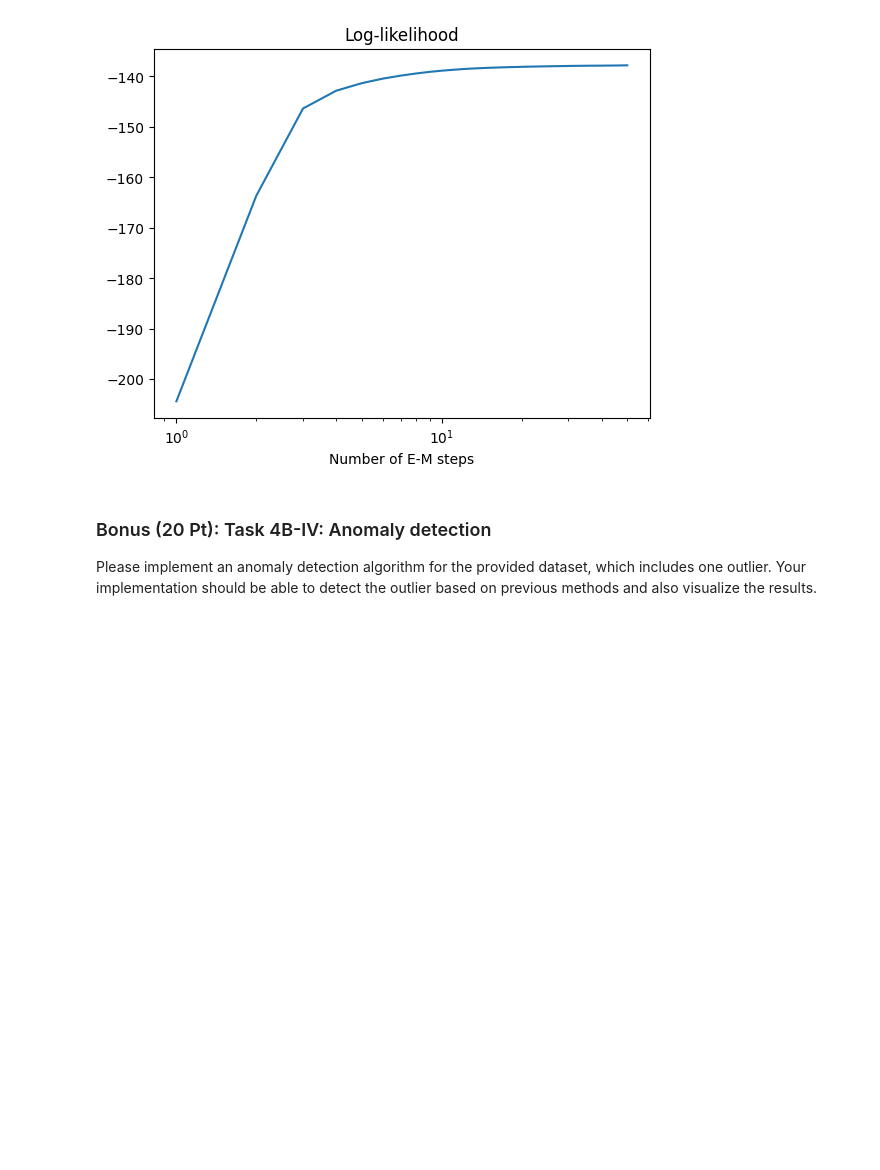
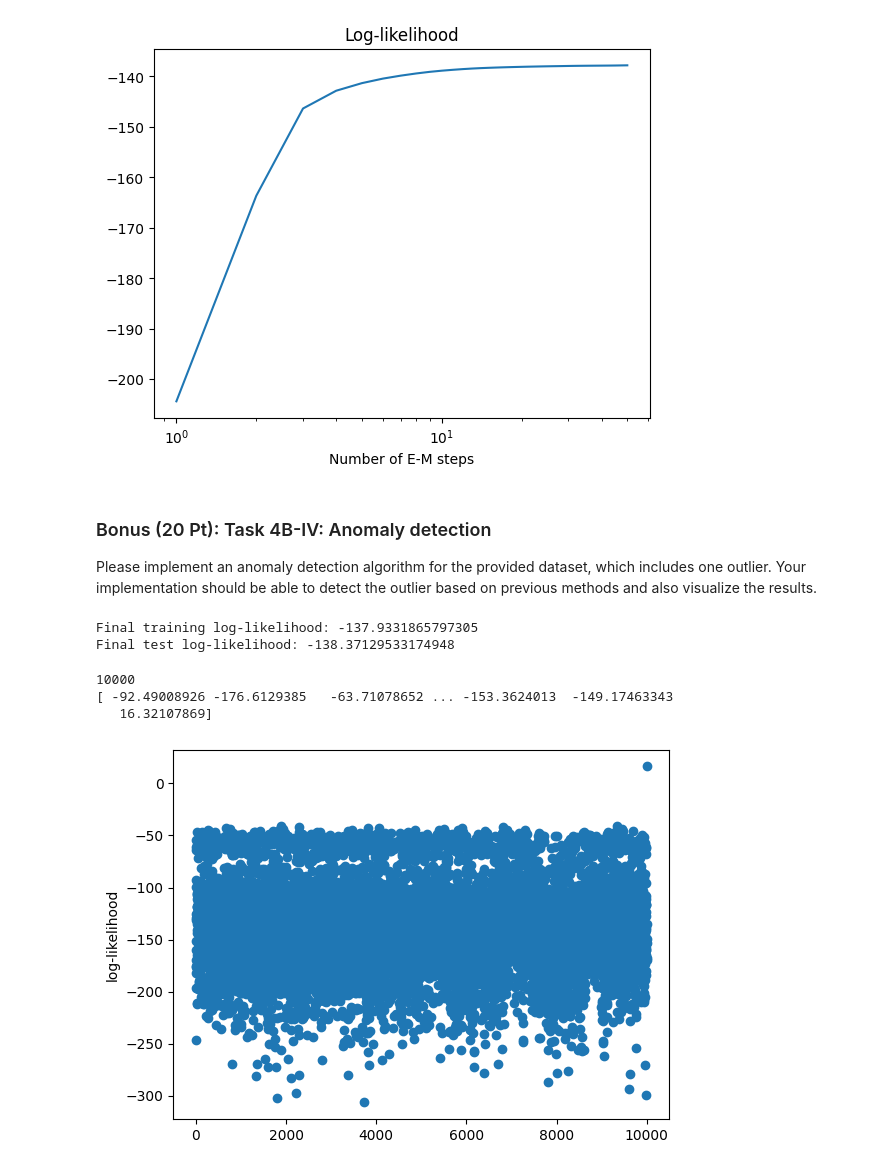
Before and after one commit to jakeziqiwei/winter24ML, a Jupyter notebook: [wei]project_4.ipynb, the cells around one changed output. Cells and saved outputs as stored; diff of their text form; code cells hidden in the pictures; blank space fills up the shorter version.

```diff
--- a/[wei]project_4.ipynb
+++ b/[wei]project_4.ipynb
@@ -571,9 +571,9 @@ class Model(object):
 
         ######################## Your code here #########################
         N, K = R.shape
-        A = self.prior.a_mix
+        a = self.prior.a_mix
         s = np.sum(R, axis=0)
-        return (s + A - 1) / (R.sum() + K * A - K)
+        return (s + a - 1) / (R.sum() + K * a - K)
 
         #################################################################
 
@@ -583,10 +583,10 @@ class Model(object):
         probability) by setting the partial derivatives to zero. You should implement this in
         terms of NumPy matrix and vector operations, rather than a for loop."""
 
-        ######################## Your code here #########################
+        ######################## Your co    de here #########################
         a = self.prior.a_pixels
         b = self.prior.b_pixels
-        return (R.T@X + a - 1) / (R.T@np.ones(X.shape) + a + b - 2)
+        return (R.T@X + a -1) / (R.T@(1-X) + (b - 1) + (R.T@X + a -1))
         #################################################################
 
     def compute_posterior(self, X, M=None):
@@ -608,7 +608,6 @@ class Model(object):
         ######################## Your code here #########################
         log_p_x_given_z = np.dot(X*M, np.log(self.params.theta).T) + np.dot((1-X)*M, np.log(1. - self.params.theta).T)
         log_p_z_x = log_p_x_given_z + np.log(self.params.pi)
-
 
 
         #################################################################
@@ -846,0 +867,40 @@ M[:, :M.shape[1]//2] = 1
+# %%
+X_test = util.read_mnist_images(TEST_IMAGES_FILE)
+outlier = np.random.randn(1, 784)
+X_test = np.vstack([X_test, outlier])
+
+
+model = train_with_em_no_graph(num_components=100, num_steps=50)
+
+
+### Bonus (20 Pt): Task 4B-IV: Anomaly detection
+def log_likelihood2(self, X):
+    # Matrix of log probabilities of observations conditioned on z
+    # The (i, k) entry is p(x^(i) | z^(i) = k)
+    log_p_x_given_z = np.dot(X, np.log(self.params.theta).T) + \
+                        np.dot(1. - X, np.log(1. - self.params.theta).T)
+    log_p_z_x = log_p_x_given_z + np.log(self.params.pi)
+
+    # This is a numerically stable way to compute np.log(np.sum(np.exp(log_p_z_x), axis=1))
+    log_p_x = np.logaddexp.reduce(log_p_z_x, axis=1)
+
+    return log_p_x
+# %% [output]
+Final training log-likelihood: -137.9331865797305
+Final test log-likelihood: -138.37129533174948
+# %%
+hoods = log_likelihood2(model,X_test)
+
+print(np.argmax(hoods))
+print(hoods)
+# %% [output]
+10000
+[ -92.49008926 -176.6129385   -63.71078652 ... -153.3624013  -149.17463343
+   16.32107869]
+# %%
+import matplotlib.pyplot as plt
+plt.scatter(range(len(hoods)), hoods)
+plt.ylabel('log-likelihood')
+plt.show()
+# %% [output]
+[figure, added]
```
Also changed, not shown: parts of 2 cells of this notebook.
